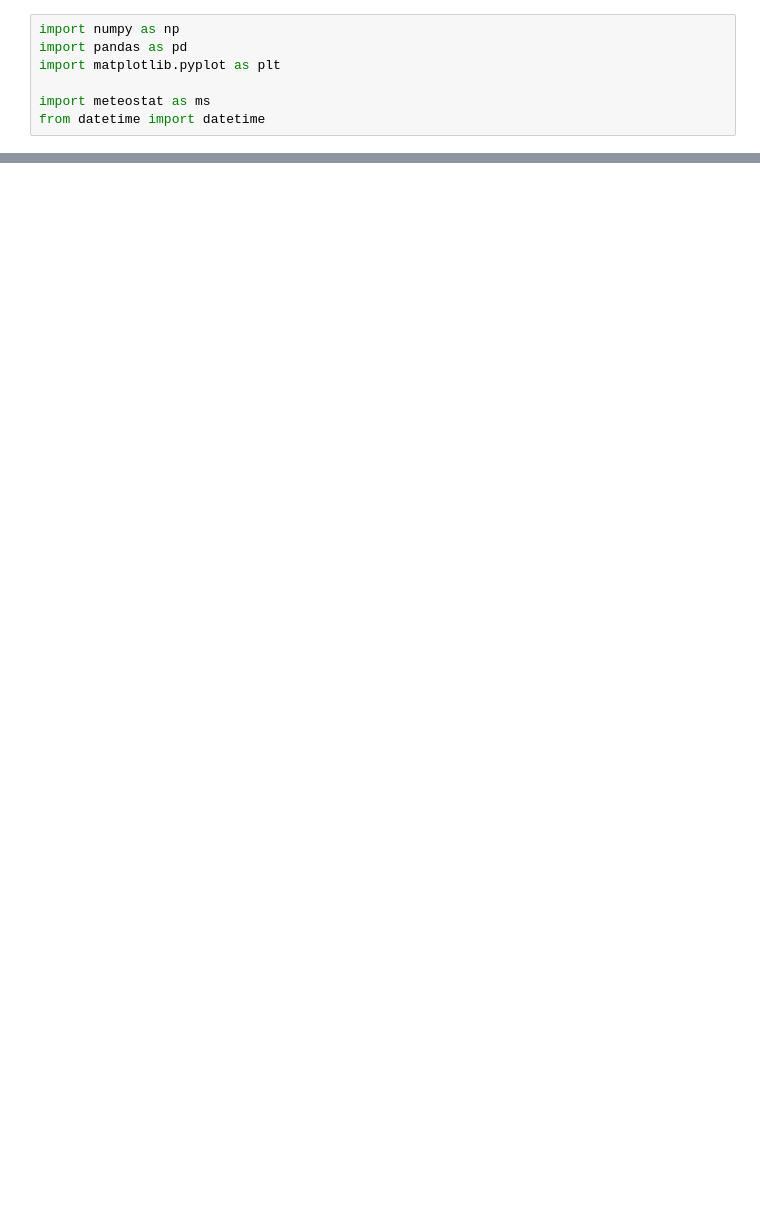
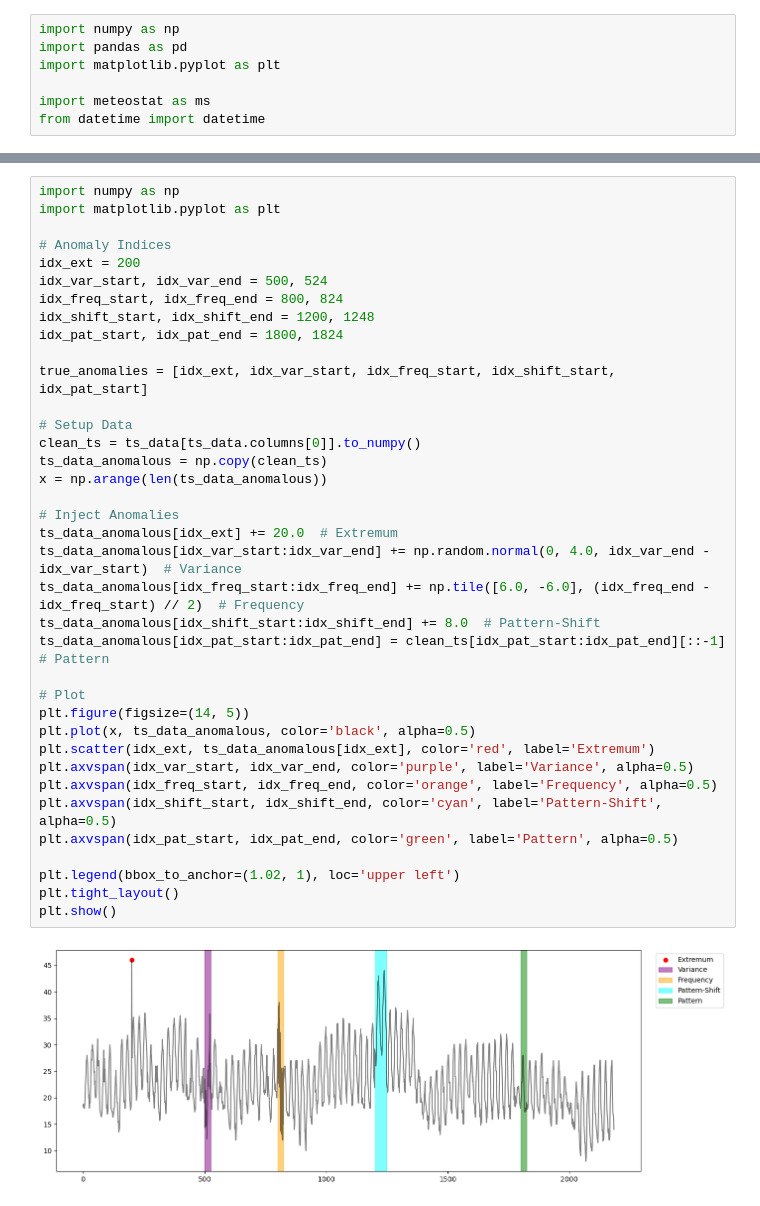
Before and after one commit to moritzspuehler/unibz-tsa-lecture-examples, a Jupyter notebook: tsa07_anomalies.ipynb, the cells around one changed output, grey strips where cells are left out. Drawn from its saved outputs; the diff is of its cells as text; blank space fills up the shorter version.

```diff
--- a/tsa07_anomalies.ipynb
+++ b/tsa07_anomalies.ipynb
@@ -25 +55,40 @@ df_temp
+# %%
+import numpy as np
+import matplotlib.pyplot as plt
+
+# Anomaly Indices
+idx_ext = 200
+idx_var_start, idx_var_end = 500, 524
+idx_freq_start, idx_freq_end = 800, 824
+idx_shift_start, idx_shift_end = 1200, 1248
+idx_pat_start, idx_pat_end = 1800, 1824
+
+true_anomalies = [idx_ext, idx_var_start, idx_freq_start, idx_shift_start, idx_pat_start]
+
+# Setup Data
+clean_ts = ts_data[ts_data.columns[0]].to_numpy()
+ts_data_anomalous = np.copy(clean_ts)
+x = np.arange(len(ts_data_anomalous))
+
+# Inject Anomalies
+ts_data_anomalous[idx_ext] += 20.0  # Extremum
+ts_data_anomalous[idx_var_start:idx_var_end] += np.random.normal(0, 4.0, idx_var_end - idx_var_start)  # Variance
+ts_data_anomalous[idx_freq_start:idx_freq_end] += np.tile([6.0, -6.0], (idx_freq_end - idx_freq_start) // 2)  # Frequency
+ts_data_anomalous[idx_shift_start:idx_shift_end] += 8.0  # Pattern-Shift
+ts_data_anomalous[idx_pat_start:idx_pat_end] = clean_ts[idx_pat_start:idx_pat_end][::-1]  # Pattern
+
+# Plot
+plt.figure(figsize=(14, 5))
+plt.plot(x, ts_data_anomalous, color='black', alpha=0.5)
+plt.scatter(idx_ext, ts_data_anomalous[idx_ext], color='red', label='Extremum')
+plt.axvspan(idx_var_start, idx_var_end, color='purple', label='Variance', alpha=0.5)
+plt.axvspan(idx_freq_start, idx_freq_end, color='orange', label='Frequency', alpha=0.5)
+plt.axvspan(idx_shift_start, idx_shift_end, color='cyan', label='Pattern-Shift', alpha=0.5)
+plt.axvspan(idx_pat_start, idx_pat_end, color='green', label='Pattern', alpha=0.5)
+
+plt.legend(bbox_to_anchor=(1.02, 1), loc='upper left')
+plt.tight_layout()
+plt.show()
+# %% [output]
+[figure, added]
 # %% [markdown]
```
Also changed, not shown: parts of 58 cells of this notebook.
